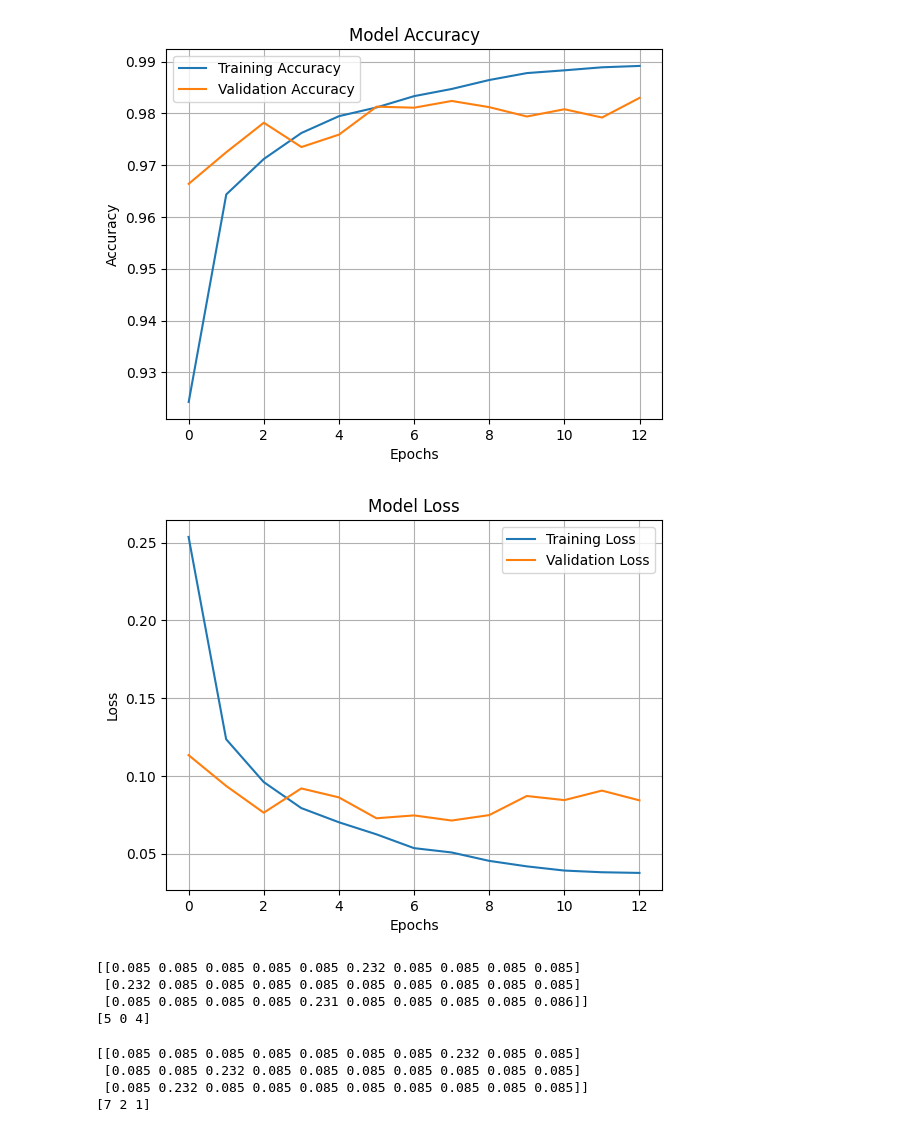
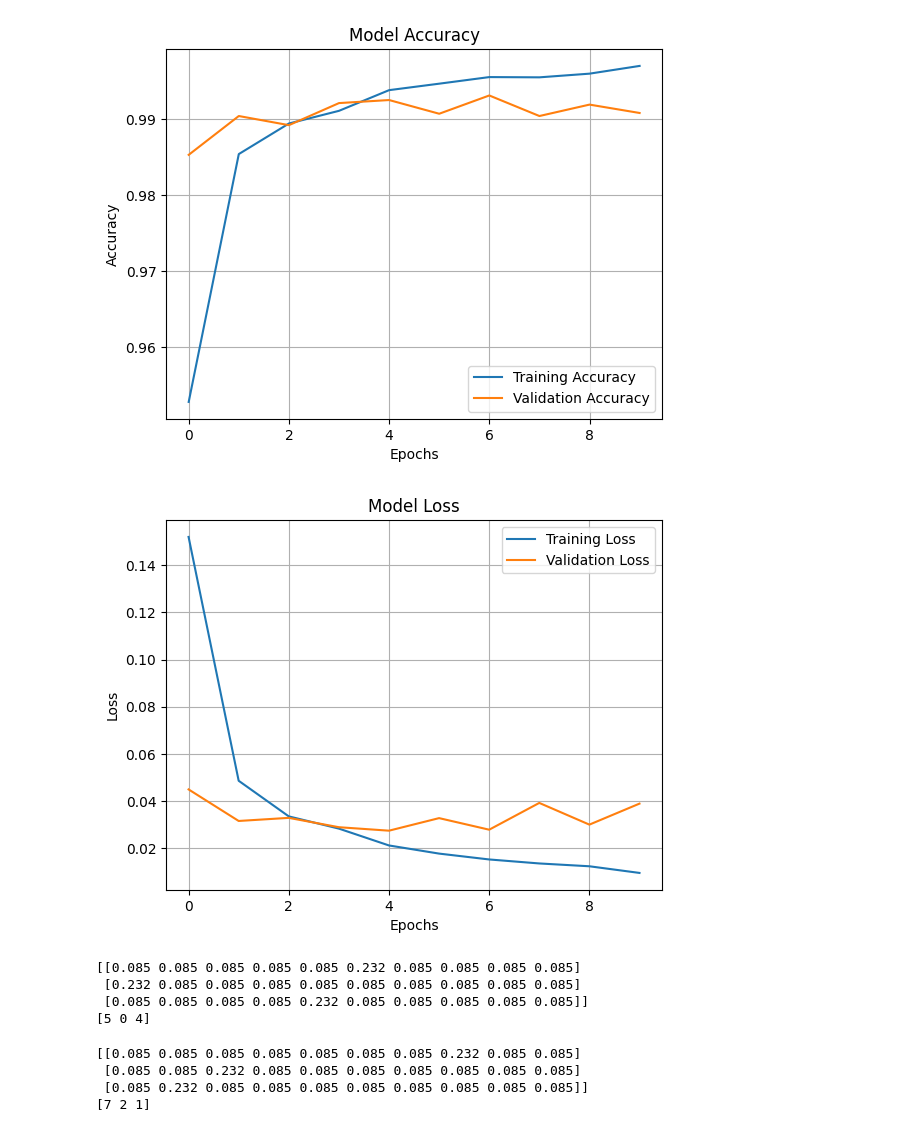
Before and after one commit to kusawokoshitemori/MachineLearningPractice, a Jupyter notebook: MachineLearningPractice.ipynb, the cells around one changed output. Cells and saved outputs as stored; diff of their text form; code cells hidden in the pictures.

```diff
--- a/MachineLearningPractice.ipynb
+++ b/MachineLearningPractice.ipynb
@@ -18,8 +18,13 @@ Downloading data from https://storage.googleapis.com/tensorflow/tf-keras-dataset
 [figure]
 # %%
-# 画像データを0〜1に正規化
-train_images = train_images / 255.0
-test_images = test_images / 255.0
+# 画像データを0〜1に正規化 MLP使う場合
+# train_images = train_images / 255.0
+# test_images = test_images / 255.0
+
+# 画像データを0〜1に正規化 CNN使用する場合(白黒画像だから1)
+train_images = train_images.reshape(-1, 28, 28, 1).astype("float32") / 255.0
+test_images = test_images.reshape(-1, 28, 28, 1).astype("float32") / 255.0
+
 
 print("Normalized data:", train_images[0])
 # %% [output]
@@ -45,19 +50,35 @@ from tensorflow.keras import models, layers
 import matplotlib.pyplot as plt
 from tensorflow.keras.callbacks import EarlyStopping
 
-# 複雑なモデル 0.9824
+# CNN モデル 0.9925
 model = models.Sequential([
-    layers.Flatten(input_shape=(28, 28)),
-    layers.Dense(512, activation='relu'),
-    layers.Dropout(0.2),
-    layers.Dense(256, activation='relu'),
-    layers.Dropout(0.2),
-    layers.Dense(128, activation='relu'),
-    layers.Dropout(0.2),
-    layers.Dense(10, activation='softmax')
+    layers.Conv2D(32, (3, 3), activation='relu', input_shape=(28, 28, 1)),  # 畳み込み層1（フィルタ32, 3x3）
+    layers.MaxPooling2D((2, 2)),  # プーリング層1（2x2）
+
+    layers.Conv2D(64, (3, 3), activation='relu'),  # 畳み込み層2（フィルタ64, 3x3）
+    layers.MaxPooling2D((2, 2)),  # プーリング層2（2x2）
+
+    layers.Conv2D(128, (3, 3), activation='relu'),  # 畳み込み層3（フィルタ128, 3x3）
+    layers.Flatten(),  # 1次元化
+
+    layers.Dense(128, activation='relu'),  # 全結合層
+    layers.Dropout(0.3),  # 過学習防止のためのドロップアウト
+    layers.Dense(10, activation='softmax')  # 出力層（10 クラス分類）
 ])
 
-# 単純なモデル 0.9781
+# 複雑なMLPモデル 0.9824
+# model = models.Sequential([
+#     layers.Flatten(input_shape=(28, 28)),
+#     layers.Dense(512, activation='relu'),
+#     layers.Dropout(0.2),
+#     layers.Dense(256, activation='relu'),
+#     layers.Dropout(0.2),
+#     layers.Dense(128, activation='relu'),
+#     layers.Dropout(0.2),
+#     layers.Dense(10, activation='softmax')
+# ])
+
+# 単純なMLPモデル 0.9781
 # model = models.Sequential([
 #     layers.Flatten(input_shape=(28, 28)),  # 28x28 の画像を 1 次元に変換
 #     layers.Dense(128, activation='relu'),  # 隠れ層1
@@ -123,5 +147,5 @@ Epoch 13/50
-[figure, old version]
+[figure, new version]
-[figure, old version]
+[figure, new version]
 # %%
 import numpy as np
 
@@ -144,7 +168,7 @@ print(train_labels[:3])
 # %% [output]
 [[0.085 0.085 0.085 0.085 0.085 0.232 0.085 0.085 0.085 0.085]
  [0.232 0.085 0.085 0.085 0.085 0.085 0.085 0.085 0.085 0.085]
- [0.085 0.085 0.085 0.085 0.231 0.085 0.085 0.085 0.085 0.086]]
+ [0.085 0.085 0.085 0.085 0.232 0.085 0.085 0.085 0.085 0.085]]
 [5 0 4]
 # %%
 import numpy as np
```
Also changed, not shown: parts of 4 cells of this notebook.
